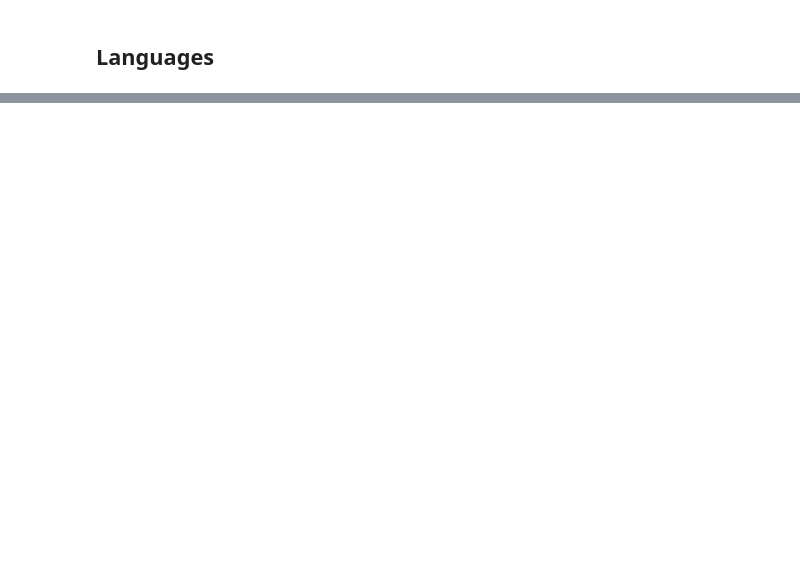
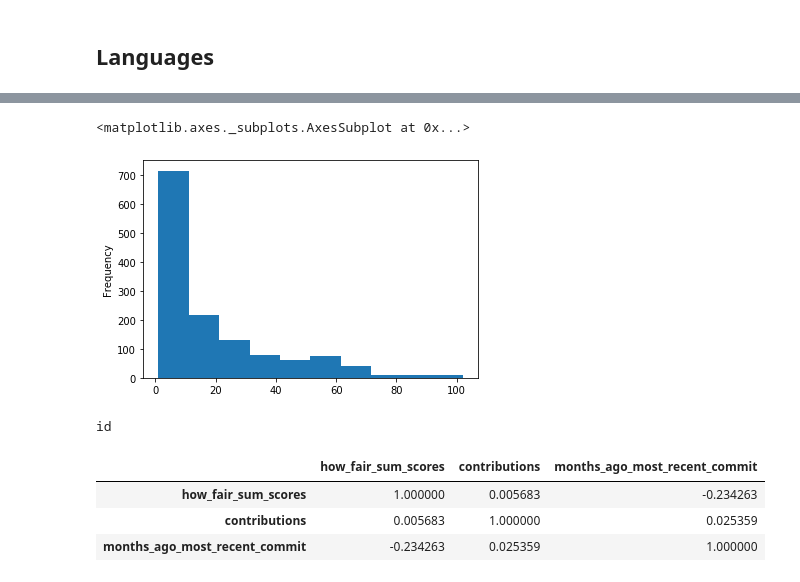
Before and after one commit to UtrechtUniversity/SWORDS-UU, a Jupyter notebook: repository_collection/repo_analysis.ipynb, the cells around one changed output, grey strips where cells are left out. Saved outputs shown, nothing was run; the diff lists cells and outputs as text; code cells hidden in the pictures; blank space fills up the shorter version.

```diff
--- a/repository_collection/repo_analysis.ipynb
+++ b/repository_collection/repo_analysis.ipynb
@@ -128,0 +176,11 @@ topic_counter.most_common()
+# %%
+months_ago_most_recent_commit =[]
+today = str(date.today())
+split_today = today.split('-')
+for date_item in repos['updated_at']:
+    split_date = date_item.split('-')
+    years_ago = int(split_today[0]) - int(split_date[0])
+    months_ago = 12 * years_ago + (int(split_today[1]) - int(split_date[1]))
+    months_ago_most_recent_commit.append(months_ago)
+# %%
+repos['months_ago_most_recent_commit'] = months_ago_most_recent_commit
@@ -128,0 +197,11 @@ topic_counter.most_common()
+# %%
+repos['months_ago_most_recent_commit'].plot(kind = 'hist')
+# %% [output]
+<matplotlib.axes._subplots.AxesSubplot at 0x...>
+[figure, added]
+# %%
+for row in repos:
+    print(row)
+    break
+# %% [output]
+id
@@ -128,0 +221,7 @@ topic_counter.most_common()
+# %%
+correlation_df.corr(method='pearson')
+# %% [output]
+|  | how_fair_sum_scores | contributions | months_ago_most_recent_commit |
+| how_fair_sum_scores | 1.000000 | 0.005683 | -0.234263 |
+| contributions | 0.005683 | 1.000000 | 0.025359 |
+| months_ago_most_recent_commit | -0.234263 | 0.025359 | 1.000000 |
```
Also changed, not shown: parts of 24 cells of this notebook.
